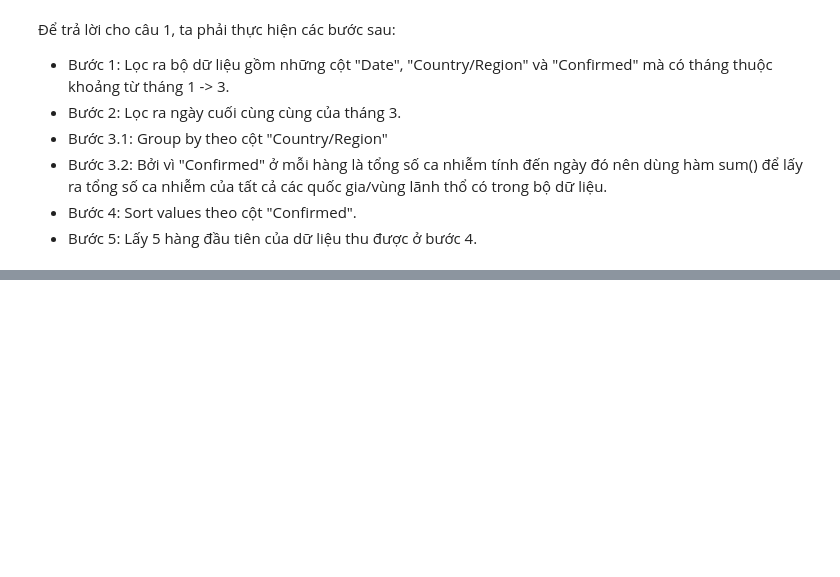
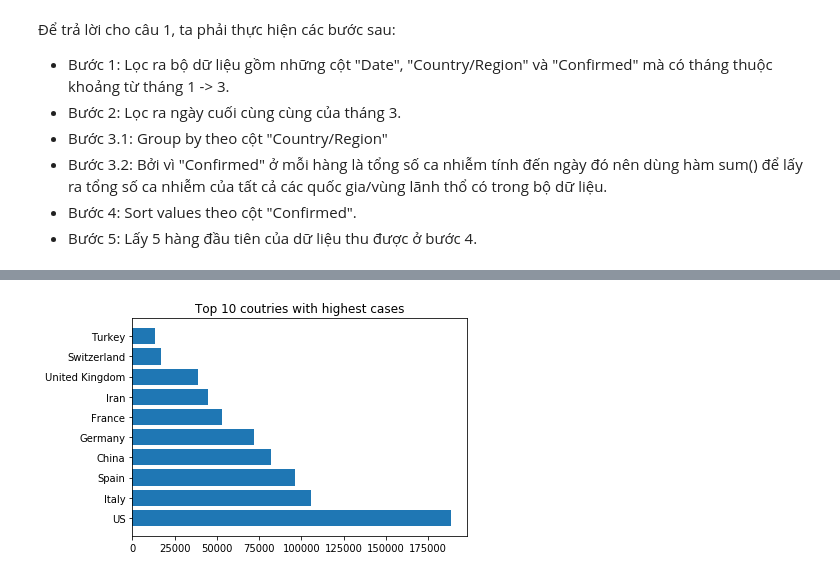
Before and after one commit to anhnamjr/LTKHDL, a Jupyter notebook: 1712604_NguyenAnhNam.ipynb, the cells around one changed output, grey strips where cells are left out. Drawn from its saved outputs; the diff is of its cells as text; code cells hidden in the pictures; blank space fills up the shorter version.

```diff
--- a/1712604_NguyenAnhNam.ipynb
+++ b/1712604_NguyenAnhNam.ipynb
@@ -214,0 +220,5 @@ top_country
+# %%
+plt.barh(top_countries.index,top_countries['Confirmed'])
+plt.title('Top 10 coutries with highest cases');
+# %% [output]
+[figure, added]
```
Also changed, not shown: parts of 11 cells of this notebook.
